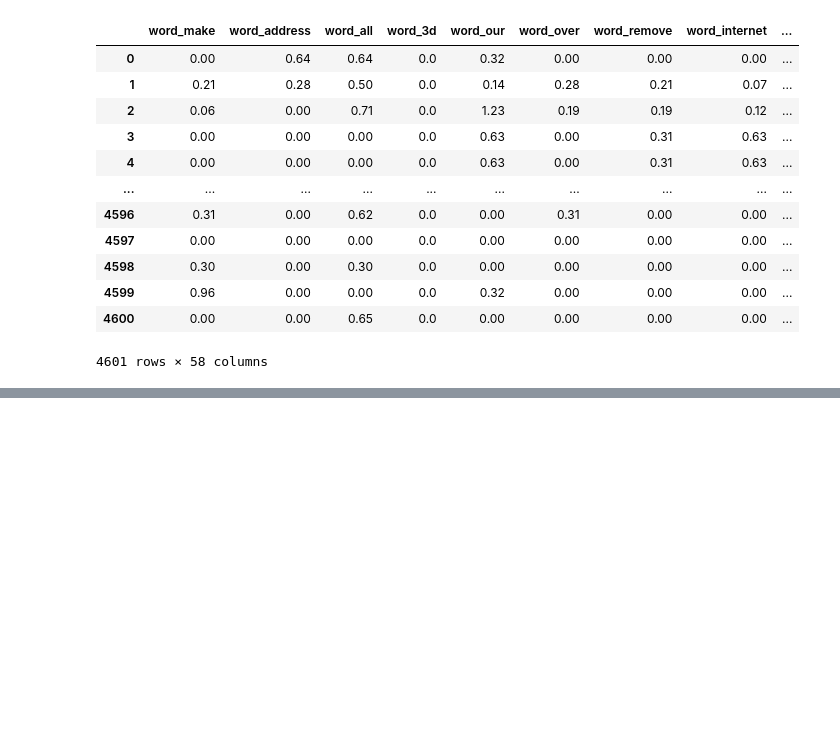
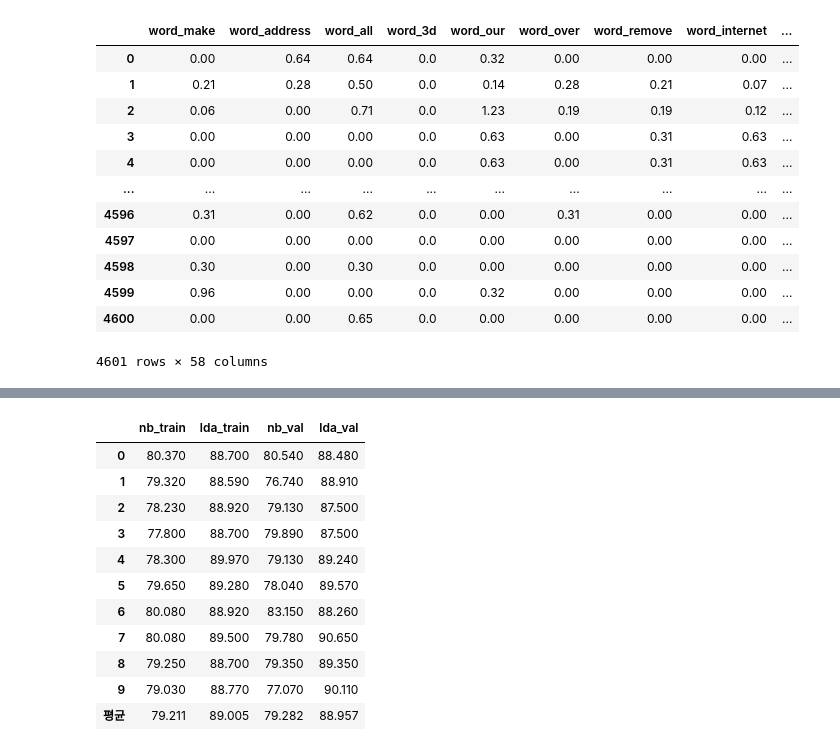
Before and after one commit to RainyHeaven/data_analytics, a Jupyter notebook: 제08장 베이즈 분류기/Bayes Classifier.ipynb, the cells around one changed output, grey strips where cells are left out. Cells and saved outputs as stored; diff of their text form; code cells hidden in the pictures; blank space fills up the shorter version.

```diff
--- a/제08장 베이즈 분류기/Bayes Classifier.ipynb
+++ b/제08장 베이즈 분류기/Bayes Classifier.ipynb
@@ -224,0 +343,34 @@ raw.word_address.to_string().find('0.00')
+# %%
+# Multinomial
+result = pd.DataFrame()
+for i in range(10):
+    X = raw.drop('spam', axis=1)
+    y = raw.spam
+    X_train, X_test, y_train, y_test = train_test_split(X, y, train_size=0.6001, random_state=i)
+    X_val, X_test, y_val, y_test = train_test_split(X_test, y_test, train_size=0.5, random_state=i)
+
+    lda_model = LDA().fit(X_train, y_train)
+    lda_train_acc = get_acc(X_train, y_train, lda_model)
+    lda_val_acc = get_acc(X_val, y_val, lda_model)
+
+    nb_model = MultinomialNB().fit(X_train, y_train)
+    nb_train_acc = get_acc(X_train, y_train, nb_model)
+    nb_val_acc = get_acc(X_val, y_val, nb_model)
+    result = result.append({'nb_train':nb_train_acc, 'lda_train':lda_train_acc, 'nb_val':nb_val_acc, 'lda_val':lda_val_acc}, ignore_index=True)
+result_avg = result.mean()
+result_avg.name = '평균'
+result = result.append(result_avg)
+result
+# %% [output]
+|  | nb_train | lda_train | nb_val | lda_val |
+| 0 | 80.370 | 88.700 | 80.540 | 88.480 |
+| 1 | 79.320 | 88.590 | 76.740 | 88.910 |
+| 2 | 78.230 | 88.920 | 79.130 | 87.500 |
+| 3 | 77.800 | 88.700 | 79.890 | 87.500 |
+| 4 | 78.300 | 89.970 | 79.130 | 89.240 |
+| 5 | 79.650 | 89.280 | 78.040 | 89.570 |
+| 6 | 80.080 | 88.920 | 83.150 | 88.260 |
+| 7 | 80.080 | 89.500 | 79.780 | 90.650 |
+| 8 | 79.250 | 88.700 | 79.350 | 89.350 |
+| 9 | 79.030 | 88.770 | 77.070 | 90.110 |
+| 평균 | 79.211 | 89.005 | 79.282 | 88.957 |
```
Also changed, not shown: parts of 20 cells of this notebook.
